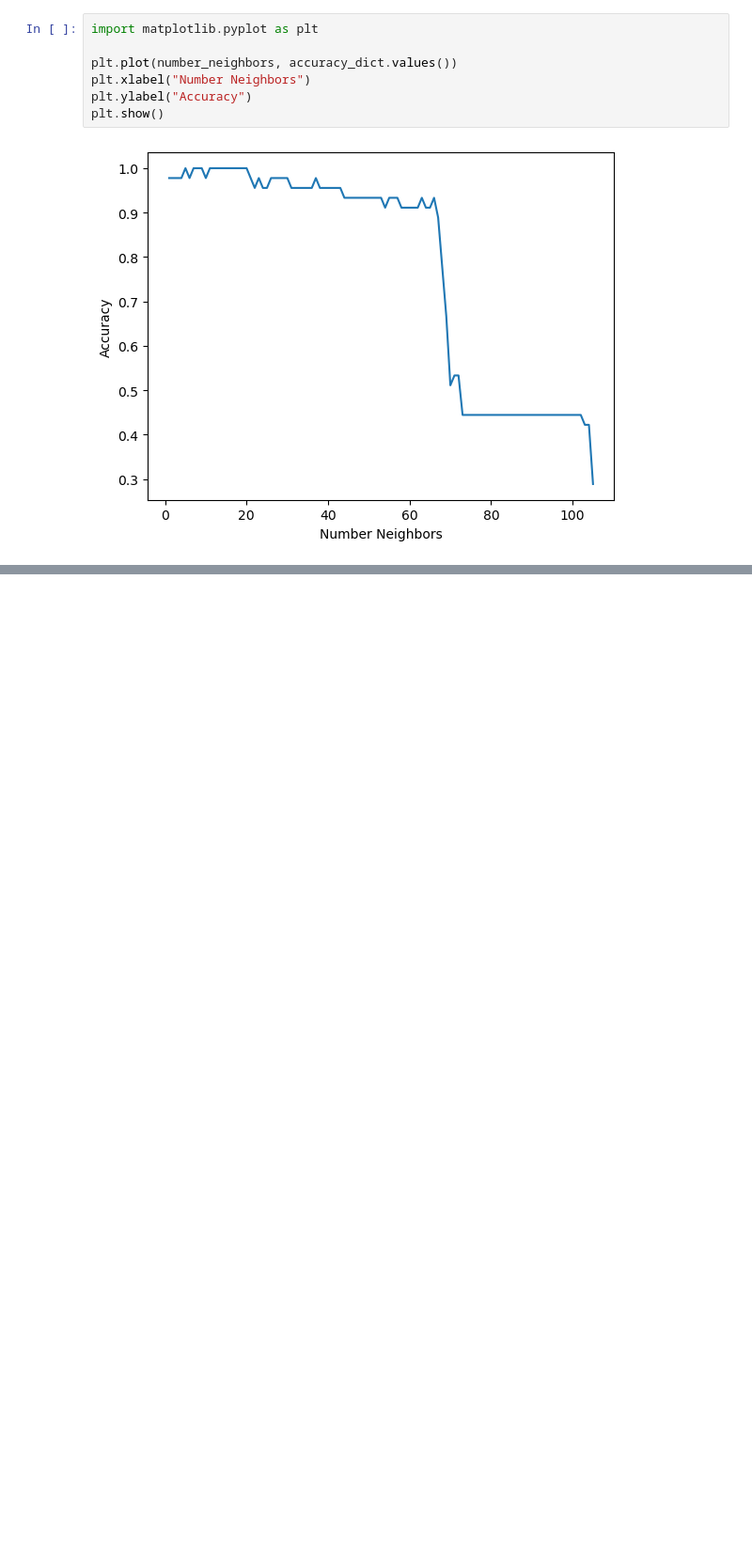
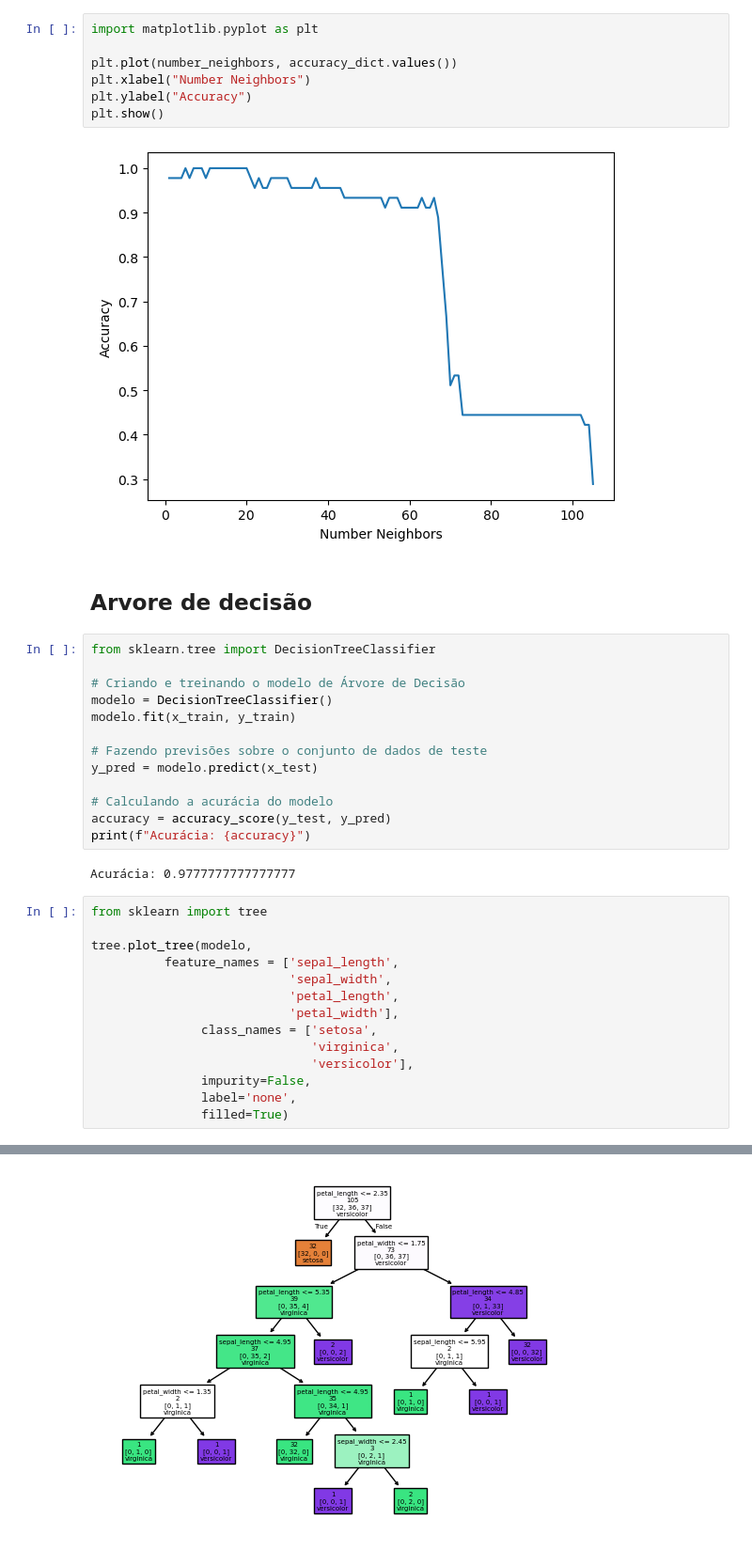
Before and after one commit to ksantanac/Pos-Tech-ML, a Jupyter notebook: Fase 3 - Arquitetura ML e Aprendizado/Aprendizado Supervisionado/aula_3.ipynb, the cells around one changed output, grey strips where cells are left out. Shown at 94% size. Saved outputs shown, nothing was run; the diff lists cells and outputs as text; blank space fills up the shorter version.

```diff
--- a/Fase 3 - Arquitetura ML e Aprendizado/aula_3.ipynb
+++ b/Fase 3 - Arquitetura ML e Aprendizado/Aprendizado Supervisionado/aula_3.ipynb
@@ -150,3 +150,35 @@ plt.ylabel("Accuracy")
 plt.show()
 # %% [output]
 [figure]
+# %% [markdown]
+## Arvore de decisão
+# %%
+from sklearn.tree import DecisionTreeClassifier
+
+# Criando e treinando o modelo de Árvore de Decisão
+modelo = DecisionTreeClassifier()
+modelo.fit(x_train, y_train)
+
+# Fazendo previsões sobre o conjunto de dados de teste
+y_pred = modelo.predict(x_test)
+
+# Calculando a acurácia do modelo
+accuracy = accuracy_score(y_test, y_pred)
+print(f"Acurácia: {accuracy}")
+# %% [output]
+Acurácia: 0.9777777777777777
+# %%
+from sklearn import tree
+
+tree.plot_tree(modelo,
+          feature_names = ['sepal_length',
+                           'sepal_width',
+                           'petal_length',
+                           'petal_width'],
+               class_names = ['setosa',
+                              'virginica',
+                              'versicolor'],
+               impurity=False,
+               label='none',
+               filled=True)
+# %% [output]
@@ -152,0 +202 @@ plt.show()
+[figure, added]
```
Also changed, not shown: parts of 8 cells of this notebook, 5 other files.
